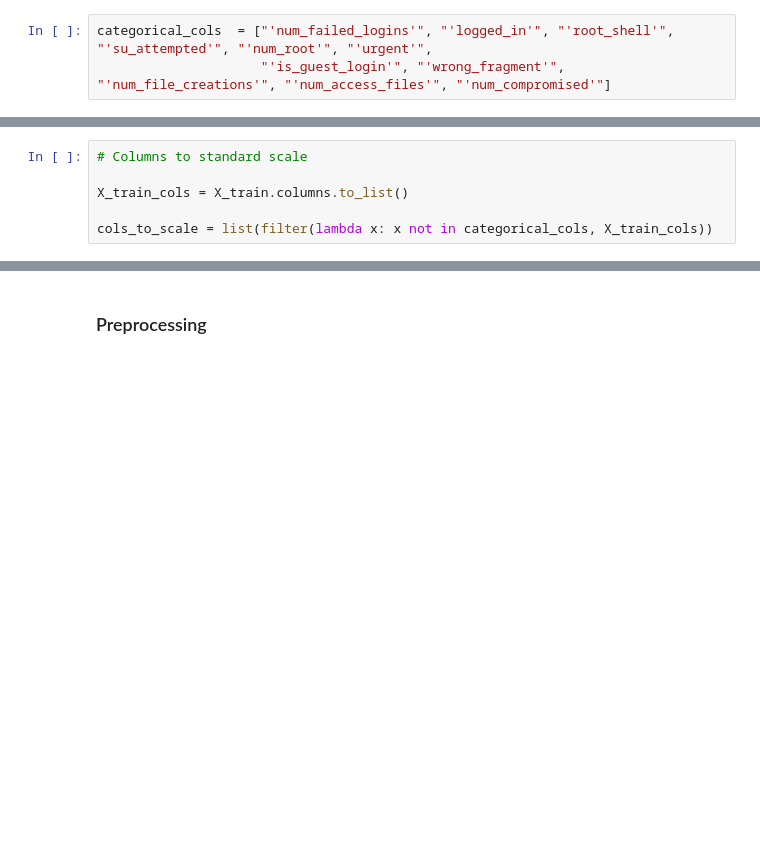
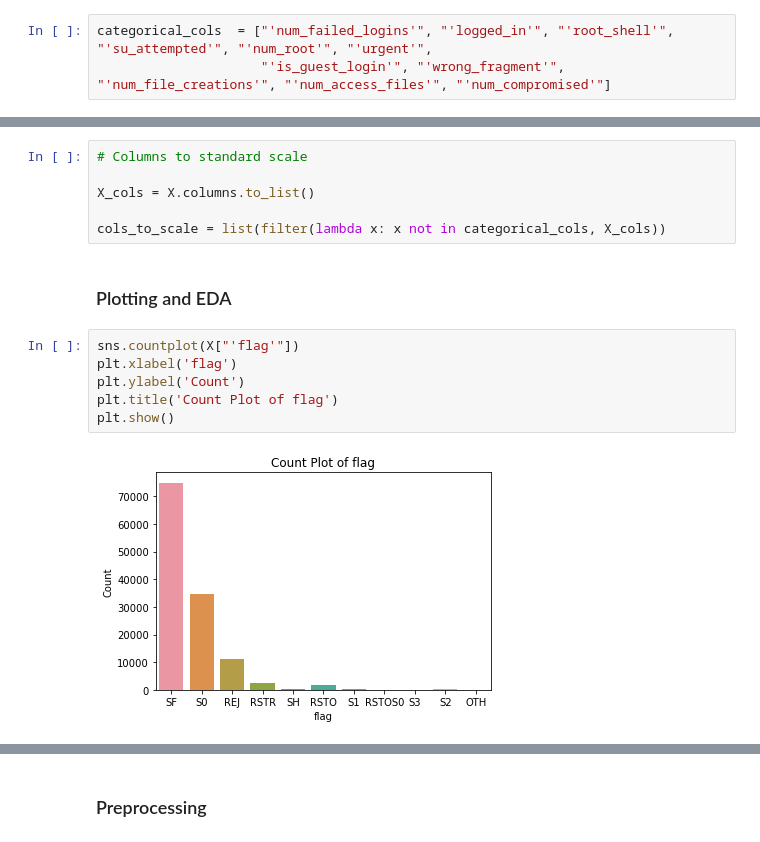
Before and after one commit to AbhashPL/ism-proj, a Jupyter notebook: APT-DNN-ISM.ipynb, the cells around one changed output, grey strips where cells are left out. Drawn from its saved outputs; the diff is of its cells as text; blank space fills up the shorter version.

```diff
--- a/APT-DNN-ISM.ipynb
+++ b/APT-DNN-ISM.ipynb
@@ -204,6 +186,16 @@ Index([''duration'', ''protocol_type'', ''service'', ''flag'', ''src_bytes'',
 # %%
 # Columns to standard scale
 
-X_train_cols = X_train.columns.to_list()
+X_cols = X.columns.to_list()
 
-cols_to_scale = list(filter(lambda x: x not in categorical_cols, X_train_cols))
+cols_to_scale = list(filter(lambda x: x not in categorical_cols, X_cols))
+# %% [markdown]
+### Plotting and EDA
+# %%
+sns.countplot(X["'flag'"])
+plt.xlabel('flag')
+plt.ylabel('Count')
+plt.title('Count Plot of flag')
+plt.show()
+# %% [output]
+[figure, added]
```
Also changed, not shown: parts of 52 cells of this notebook.
